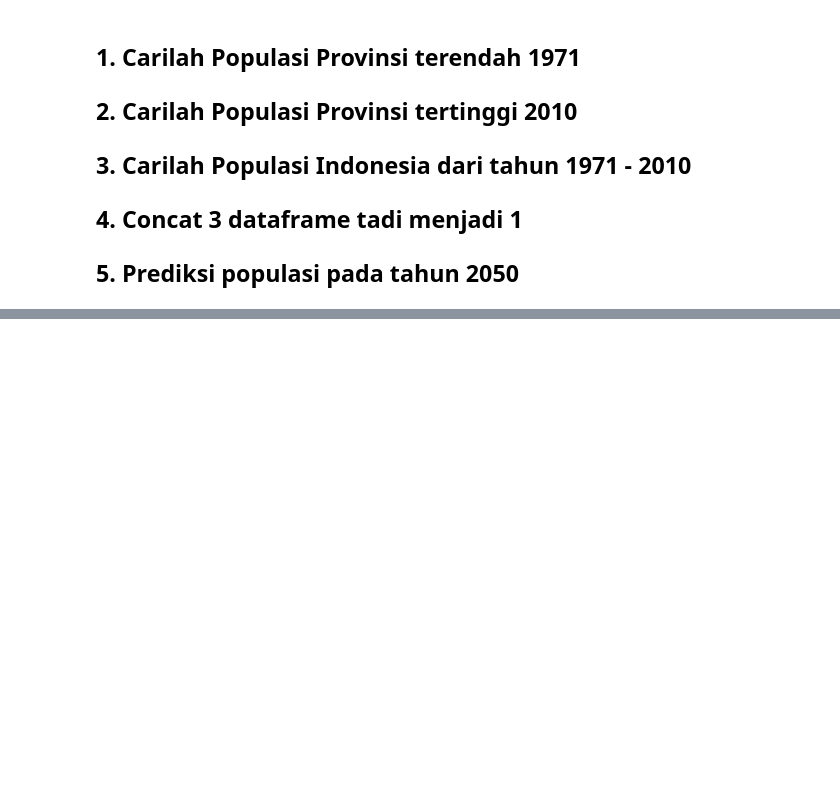
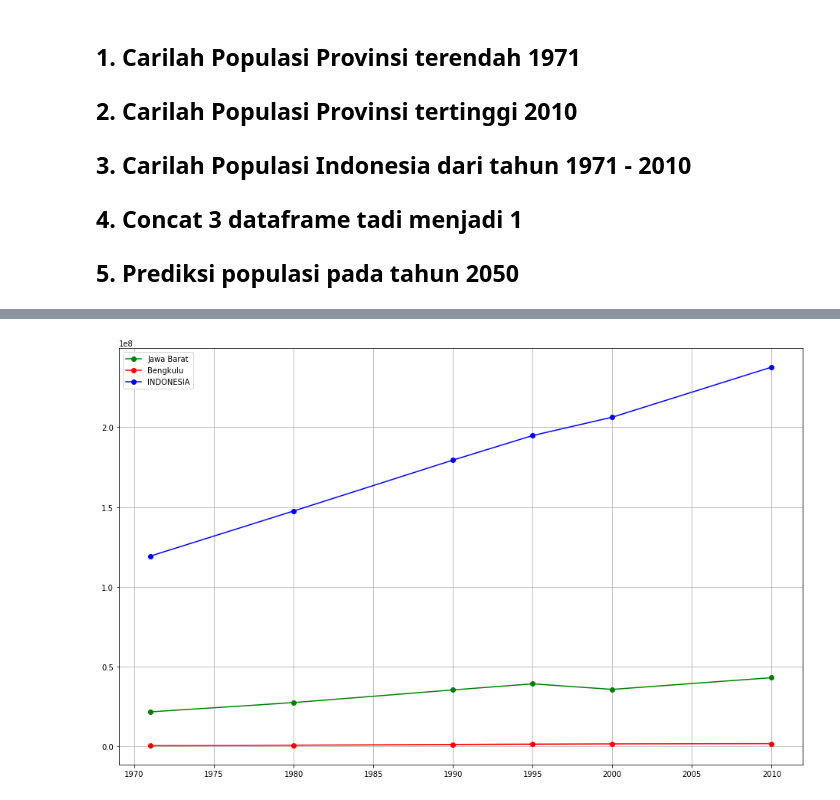
Before and after one commit to ridhoaryo/modul3_linear_reg_1, a Jupyter notebook: Untitled.ipynb, the cells around one changed output, grey strips where cells are left out. Drawn from its saved outputs; the diff is of its cells as text; code cells hidden in the pictures; blank space fills up the shorter version.

```diff
--- a/Untitled.ipynb
+++ b/Untitled.ipynb
@@ -191,0 +180,4 @@ bps
+# %%
+highest = bps[bps.index != "INDONESIA"]
+highest = highest[highest[2010] == highest[2010].max()]
+highest
@@ -191,0 +188,3 @@ bps
+# %%
+indo = bps[bps.index == "INDONESIA"]
+indo
@@ -191,0 +195,3 @@ bps
+# %%
+hilo = pd.concat([highest, lowest, indo])
+hilo
@@ -191,0 +204,3 @@ bps
+# %%
+hilo = hilo.T
+hilo
@@ -191,0 +215,10 @@ bps
+# %%
+plt.figure(figsize=(16,10))
+plt.plot(hilo.index, hilo.iloc[:,0], 'go-', label = hilo.columns.tolist()[0])
+plt.plot(hilo.index, hilo.iloc[:,1], 'ro-', label = hilo.columns.tolist()[1])
+plt.plot(hilo.index, hilo.iloc[:,2], 'bo-', label = hilo.columns.tolist()[2])
+plt.legend()
+plt.grid()
+plt.show()
+# %% [output]
+[figure, added]
```
Also changed, not shown: parts of 18 cells of this notebook, 1 other file.
